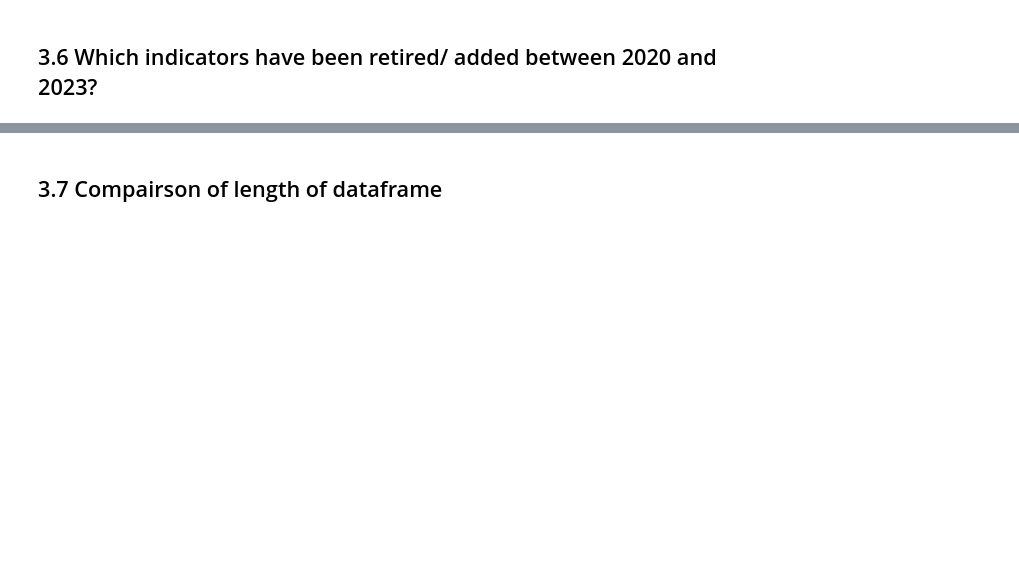
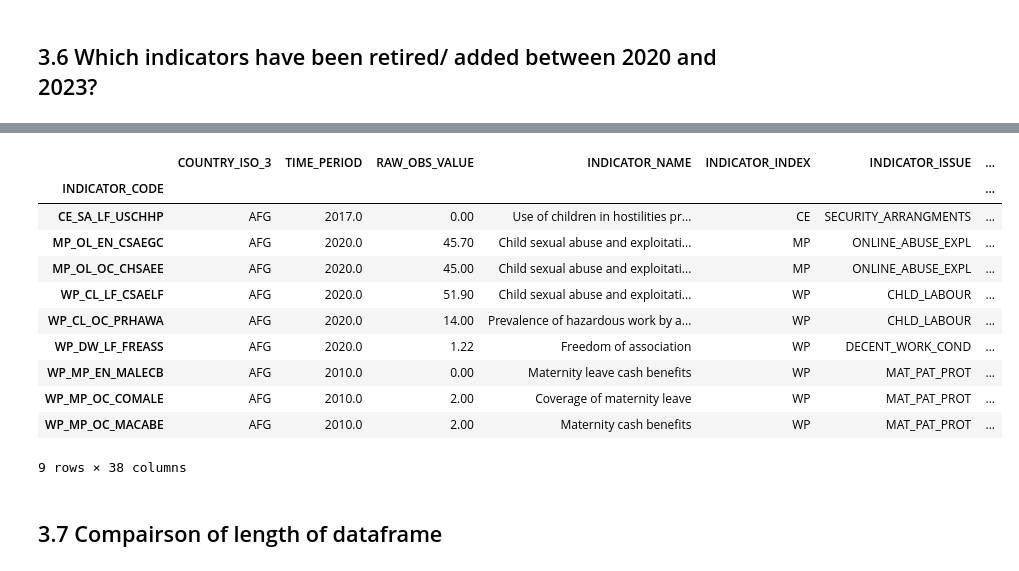
Before and after one commit to iferminm/crba-etl, a Jupyter notebook: validation/comparison_of_final_files.ipynb, the cells around one changed output, grey strips where cells are left out. Saved outputs shown, nothing was run; the diff lists cells and outputs as text; code cells hidden in the pictures; blank space fills up the shorter version.

```diff
--- a/validation/comparison_of_final_files.ipynb
+++ b/validation/comparison_of_final_files.ipynb
@@ -268,3 +326,34 @@ set()
+# %%
+dif_2020 = [
+    #'WP_MP_OC_MACABE', # Retired according to CRBA ticket
+    #'MP_OL_OC_CHSAEE', # Retired according to CRBA ticket
+    'CE_LR_LF_CORIIP', #  no longer present, Lasse added it
+    #'WP_CL_OC_PRHAWA', # Retired according to CRBA ticket
+    #'CE_SA_LF_USCHHP', # Retired according to CRBA ticket
+    #'WP_CL_LF_CSAELF', # Retired according to CRBA ticket
+    #'MP_OL_EN_CSAEGC', # Retired according to CRBA ticket
+    #'WP_MP_EN_MALECB', # Retired according to CRBA ticket
+    #'WP_MP_OC_COMALE', # Retired according to CRBA ticket
+    #'WP_DW_LF_FREASS' # Retired according to CRBA ticket
+]
+len(dif_2020)
+
+my_list = ['CE_SA_LF_USCHHP', 'WP_CL_LF_CSAELF', 'MP_OL_OC_CHSAEE', 'MP_OL_EN_CSAEGC', 'WP_CL_OC_PRHAWA', 'WP_MP_OC_COMALE', 'WP_DW_LF_FREASS', 'WP_MP_EN_MALECB', 'WP_MP_OC_MACABE']
+# %%
+my_comparer.df_1[my_comparer.df_1["INDICATOR_CODE"].isin(my_list)].groupby(['INDICATOR_CODE']).first()#["INDICATOR_CODE"].unique()
+# %% [output]
+|  | COUNTRY_ISO_3 | TIME_PERIOD | RAW_OBS_VALUE | INDICATOR_NAME | INDICATOR_INDEX | INDICATOR_ISSUE | ... |
+| INDICATOR_CODE |  |  |  |  |  |  | ... |
+| CE_SA_LF_USCHHP | AFG | 2017.0 | 0.00 | Use of children in hostilities pr... | CE | SECURITY_ARRANGMENTS | ... |
+| MP_OL_EN_CSAEGC | AFG | 2020.0 | 45.70 | Child sexual abuse and exploitati... | MP | ONLINE_ABUSE_EXPL | ... |
+| MP_OL_OC_CHSAEE | AFG | 2020.0 | 45.00 | Child sexual abuse and exploitati... | MP | ONLINE_ABUSE_EXPL | ... |
+| WP_CL_LF_CSAELF | AFG | 2020.0 | 51.90 | Child sexual abuse and exploitati... | WP | CHLD_LABOUR | ... |
+| WP_CL_OC_PRHAWA | AFG | 2020.0 | 14.00 | Prevalence of hazardous work by a... | WP | CHLD_LABOUR | ... |
+| WP_DW_LF_FREASS | AFG | 2020.0 | 1.22 | Freedom of association | WP | DECENT_WORK_COND | ... |
+| WP_MP_EN_MALECB | AFG | 2010.0 | 0.00 | Maternity leave cash benefits | WP | MAT_PAT_PROT | ... |
+| WP_MP_OC_COMALE | AFG | 2010.0 | 2.00 | Coverage of maternity leave | WP | MAT_PAT_PROT | ... |
+| WP_MP_OC_MACABE | AFG | 2010.0 | 2.00 | Maternity cash benefits | WP | MAT_PAT_PROT | ... |
+9 rows × 38 columns
 # %% [markdown]
 ## 3.7 Compairson of length of dataframe
 # %%
```
Also changed, not shown: parts of 24 cells of this notebook.
